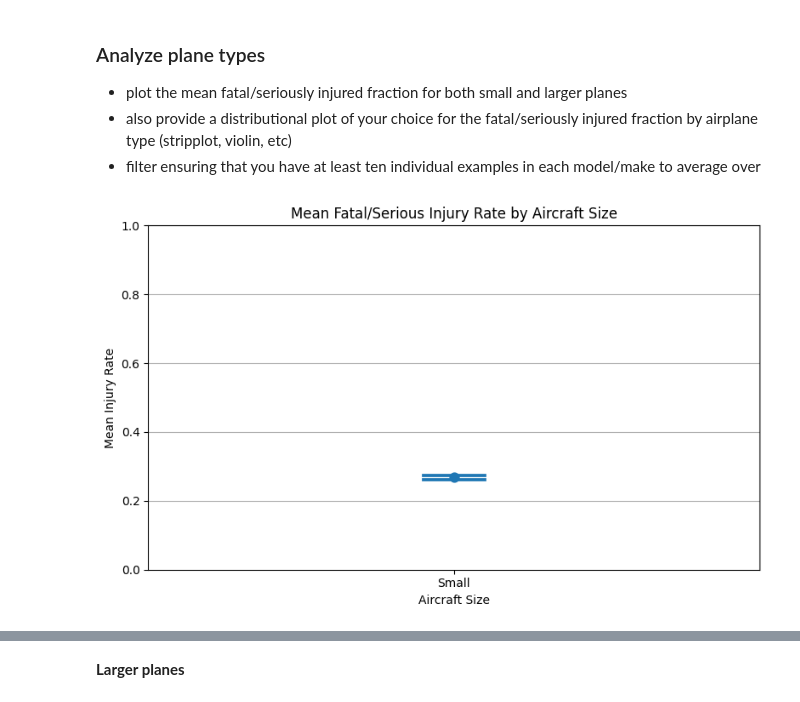
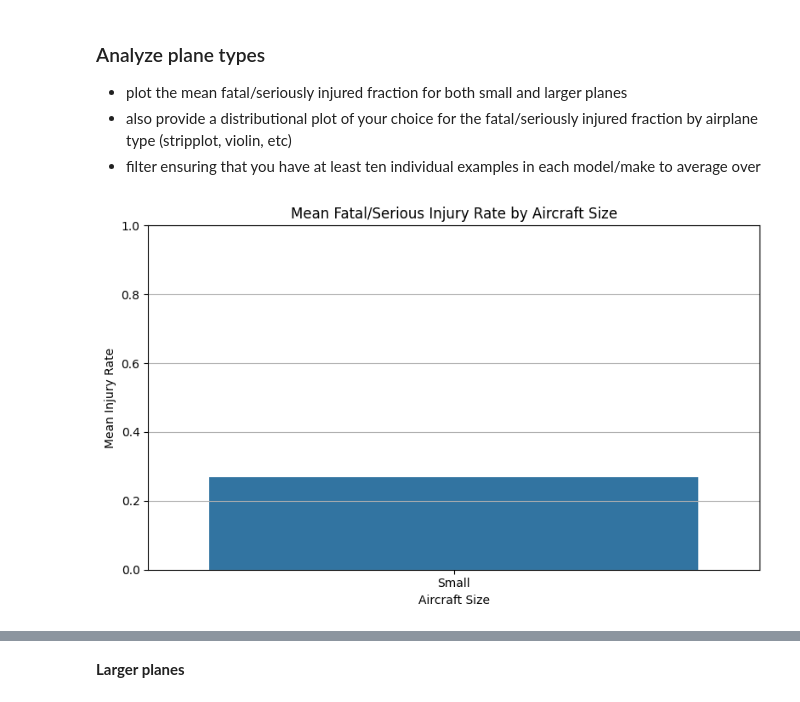
Before and after one commit to Lexie-D/dsc-course0-m8-lab, a Jupyter notebook: Aviation_Accidents_Data_Analysis.ipynb, the cells around one changed output, grey strips where cells are left out. Cells and saved outputs as stored; diff of their text form; code cells hidden in the pictures.

Commit message:
attempting to finish plat types. having diff time combining small and large aircrafts into 1

```diff
--- a/Aviation_Accidents_Data_Analysis.ipynb
+++ b/Aviation_Accidents_Data_Analysis.ipynb
@@ -289,14 +289,16 @@ mean_injury_by_size=(filtered_combined.groupby("Aircraft.Size")["Fatal.Serious.I
 # %%
 #plot mean injusry rate
 plt.figure(figsize=(8, 5))
-sns.pointplot(data=filtered_combined, x="Aircraft.Size", y="Fatal.Serious.Injury.Rate", capsize=0.1)
+sns.barplot(data=mean_injury_by_size,x="Aircraft.Size",y="Fatal.Serious.Injury.Rate")
+#sns.pointplot(data=filtered_combined, x="Aircraft.Size", y="Fatal.Serious.Injury.Rate", capsize=0.1)
 #sns.barplot(data=mean_injury_by_size, x="Aircraft.Size", y="Fatal.Serious.Injury.Rate")
+
 plt.title("Mean Fatal/Serious Injury Rate by Aircraft Size")
 plt.xlabel("Aircraft Size")
 plt.ylabel("Mean Injury Rate")
 plt.ylim(0, 1)  # Keep scale consistent as it's a proportion
 plt.grid(True, axis='y')
 plt.tight_layout()
 plt.show()
 # %% [output]
-[figure, old version]
+[figure, new version]
```
Also changed, not shown: parts of 4 cells of this notebook.
